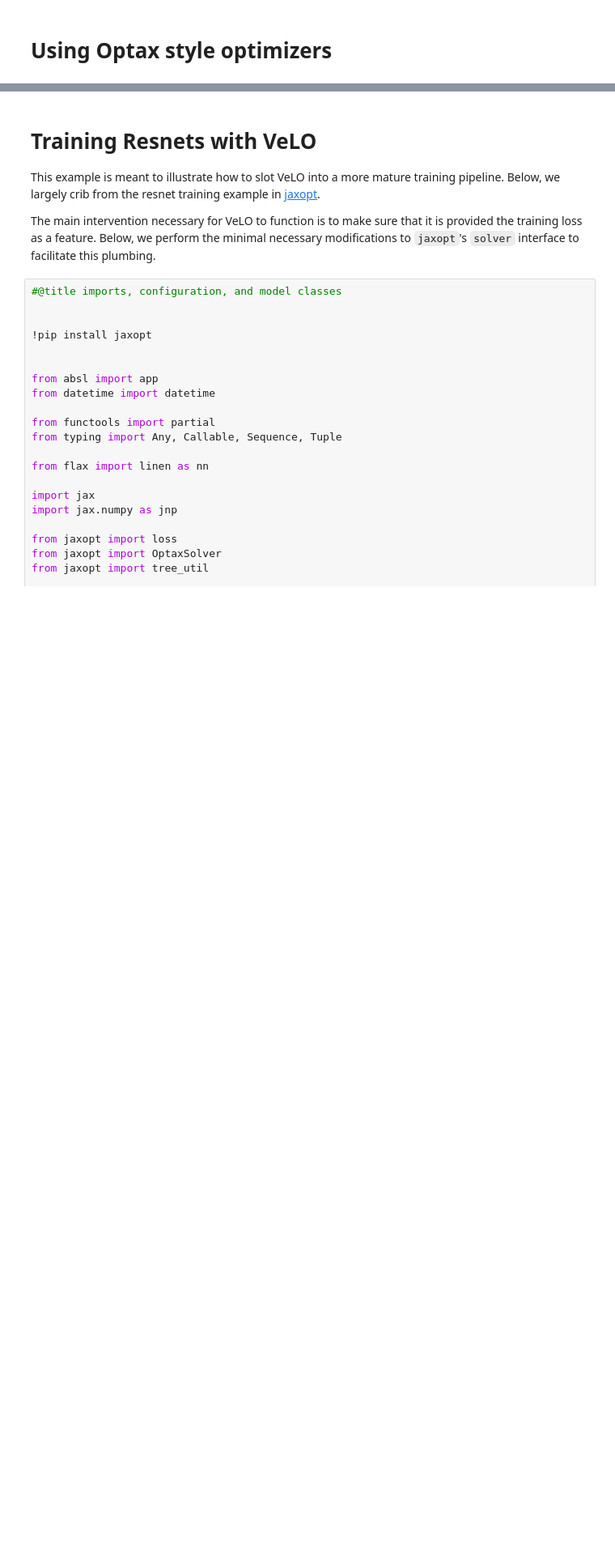
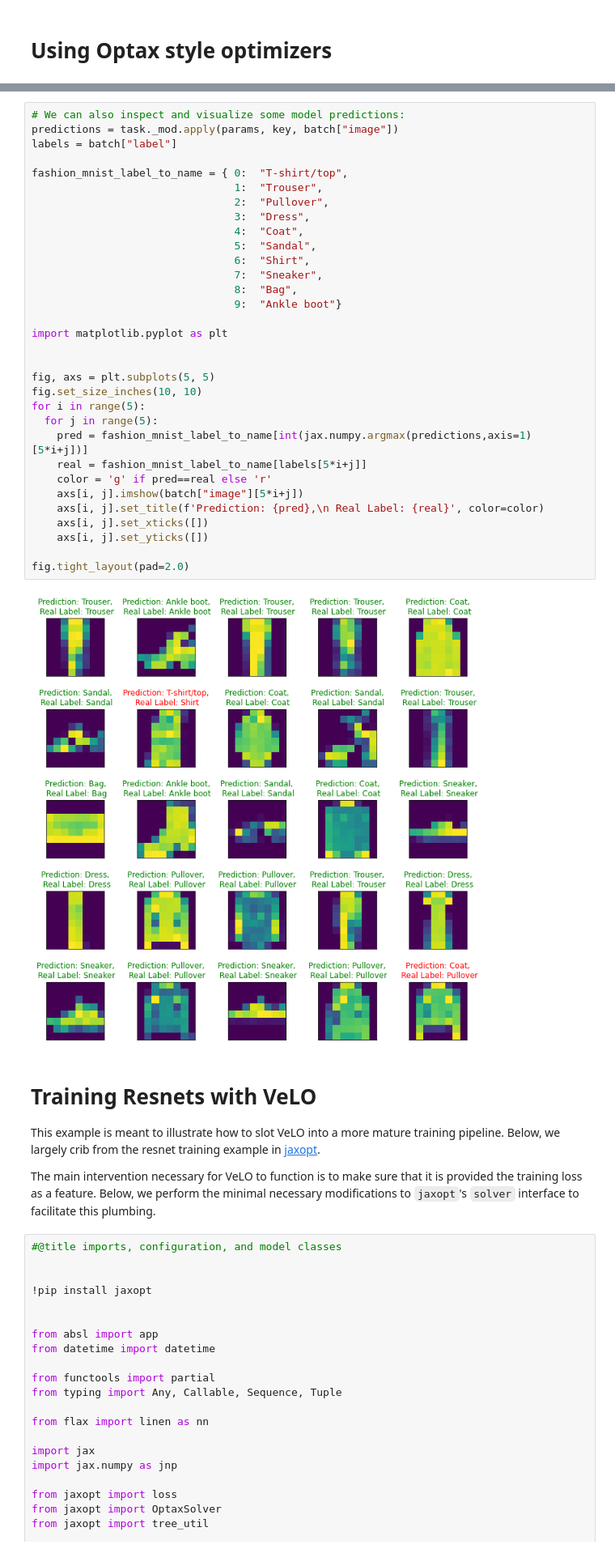
Before and after one commit to google/learned_optimization, a Jupyter notebook: learned_optimization/research/general_lopt/Demo_for_training_a_model_with_a_learned_optimizer.ipynb, the cells around one changed output, grey strips where cells are left out. Shown at 81% size. Drawn from its saved outputs; the diff is of its cells as text; blank space fills up the shorter version.

```diff
--- a/learned_optimization/research/general_lopt/Demo_for_training_a_model_with_a_learned_optimizer.ipynb
+++ b/learned_optimization/research/general_lopt/Demo_for_training_a_model_with_a_learned_optimizer.ipynb
@@ -173,3 +114,37 @@ plt.plot(losses)
+# %%
+# We can also inspect and visualize some model predictions:
+predictions = task._mod.apply(params, key, batch["image"])
+labels = batch["label"]
+
+fashion_mnist_label_to_name = { 0:	"T-shirt/top",
+                                1:	"Trouser",
+                                2:	"Pullover",
+                                3:	"Dress",
+                                4:	"Coat",
+                                5:	"Sandal",
+                                6:	"Shirt",
+                                7:	"Sneaker",
+                                8:	"Bag",
+                                9:	"Ankle boot"}
+
+import matplotlib.pyplot as plt
+
+
+fig, axs = plt.subplots(5, 5)
+fig.set_size_inches(10, 10)
+for i in range(5):
+  for j in range(5):
+    pred = fashion_mnist_label_to_name[int(jax.numpy.argmax(predictions,axis=1)[5*i+j])]
+    real = fashion_mnist_label_to_name[labels[5*i+j]]
+    color = 'g' if pred==real else 'r'
+    axs[i, j].imshow(batch["image"][5*i+j])
+    axs[i, j].set_title(f'Prediction: {pred},\n Real Label: {real}', color=color)
+    axs[i, j].set_xticks([])
+    axs[i, j].set_yticks([])
+
+fig.tight_layout(pad=2.0)
+# %% [output]
+[figure, added]
 # %% [markdown]
 # Training Resnets with VeLO
 
```
Also changed, not shown: parts of 13 cells of this notebook.
